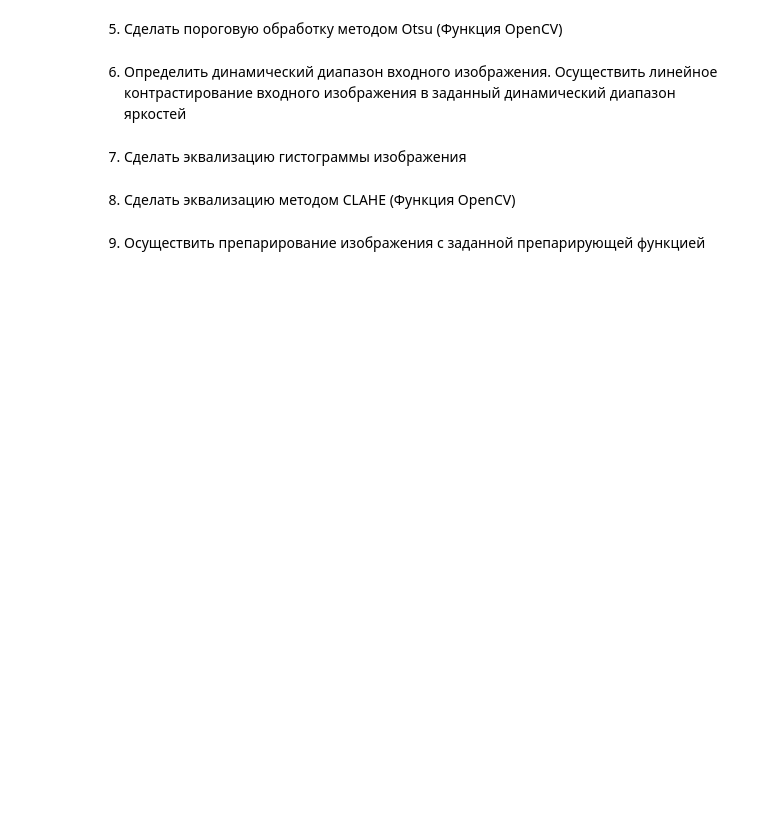
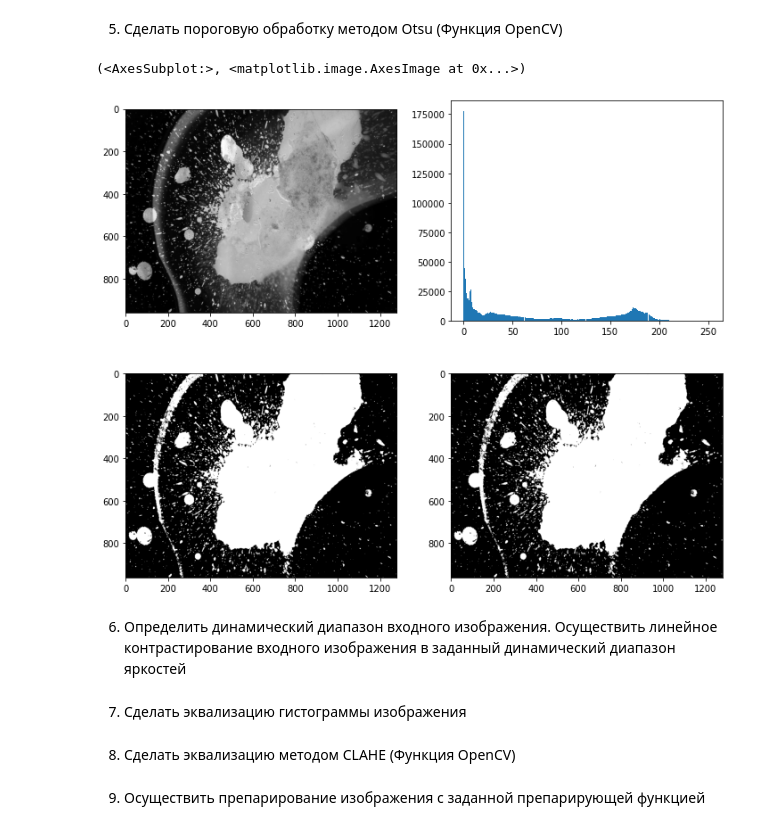
Before and after one commit to Liptee/Image-processing, a Jupyter notebook: LAB1/img_processing.ipynb, the cells around one changed output. Drawn from its saved outputs; the diff is of its cells as text; code cells hidden in the pictures; blank space fills up the shorter version.

```diff
--- a/LAB1/img_processing.ipynb
+++ b/LAB1/img_processing.ipynb
@@ -134,5 +79,38 @@ cv2.destroyAllWindows()
 # %% [markdown]
 5. Сделать пороговую обработку методом Otsu (Функция OpenCV)
+# %%
+def otsu(hist):
+    S = sum(hist)
+    y = 0
+    for i in range(255):
+        y+= hist[i]*i
+    max_sigma = 0
+    max_h = 0
+    for h in range(1, 255):
+        x = 0
+        for i in range (h):
+            x+=hist[i]*i
+        m0 = x/sum(hist[:h]) if sum(hist[:h]) > 0 else 0.
+        w0 = sum(hist[:h])/S
+        m1 = y/sum(hist[h:]) if sum(hist[h:]) > 0 else 0.
+        y-=hist[h]*h
+        w1 = sum(hist[h:])/S
+        sigma = w0 * w1 * ((m0 - m1) ** 2)
+        if sigma > max_sigma:
+            max_sigma = sigma
+            max_h = h
+    return max_h
+# %%
+ret, th1 = cv2.threshold(gray, 0, 255, cv2.THRESH_BINARY+cv2.THRESH_OTSU)
+th2 = binary(gray, otsu(hist), draw=False)
+plt.figure(figsize=(12,10))
+plt.subplot(221),plt.imshow(gray,'gray')
+plt.subplot (222), plt.hist (gray.ravel (), 256)
+plt.subplot(223),plt.imshow(th1,'gray')
+plt.subplot(224),plt.imshow(th2,'gray')
+# %% [output]
+(<AxesSubplot:>, <matplotlib.image.AxesImage at 0x...>)
+[figure, added]
 # %% [markdown]
 6. Определить динамический диапазон входного изображения. Осуществить линейное контрастирование входного изображения в заданный динамический диапазон яркостей
 # %% [markdown]
```
Also changed, not shown: parts of 20 cells of this notebook.
